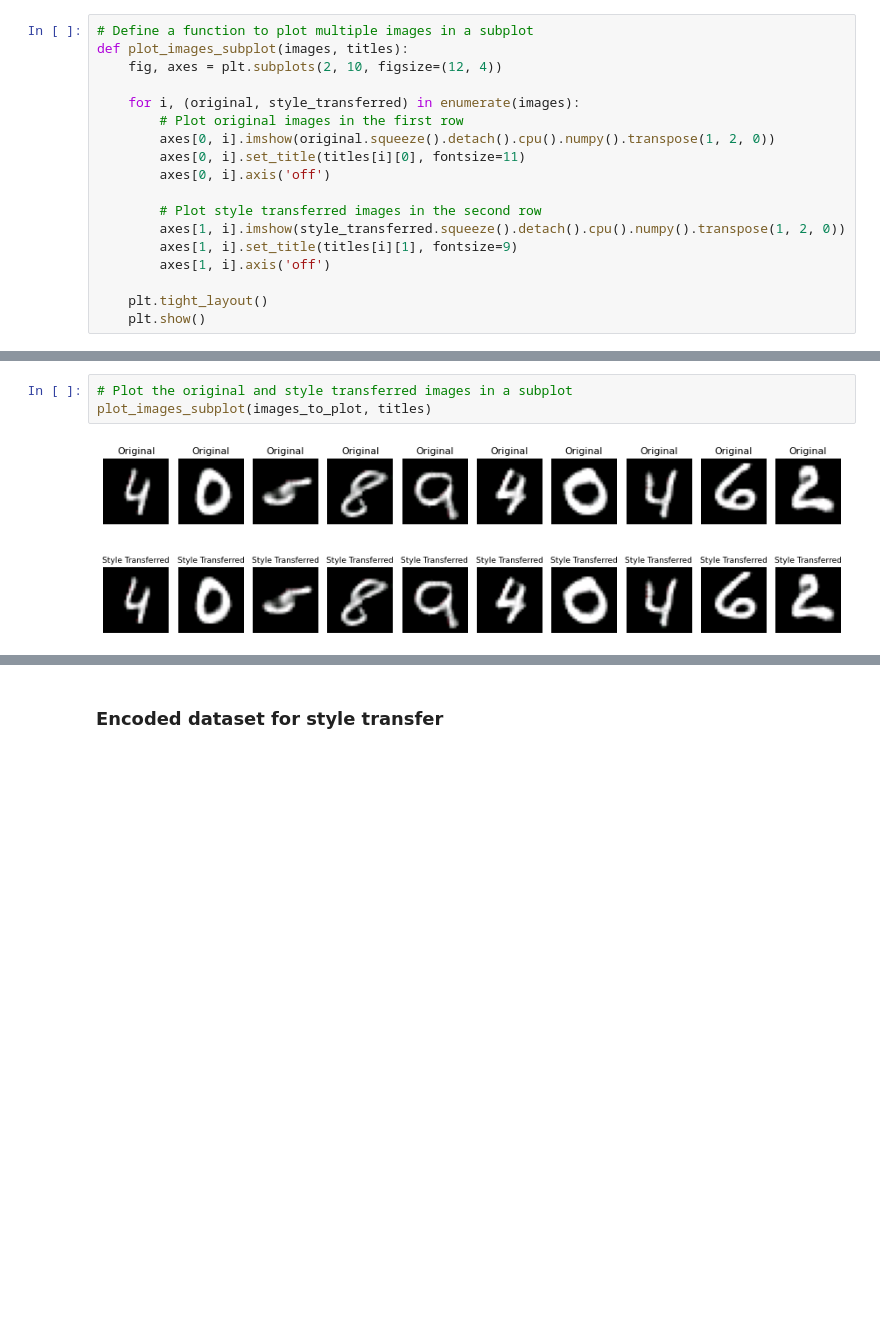
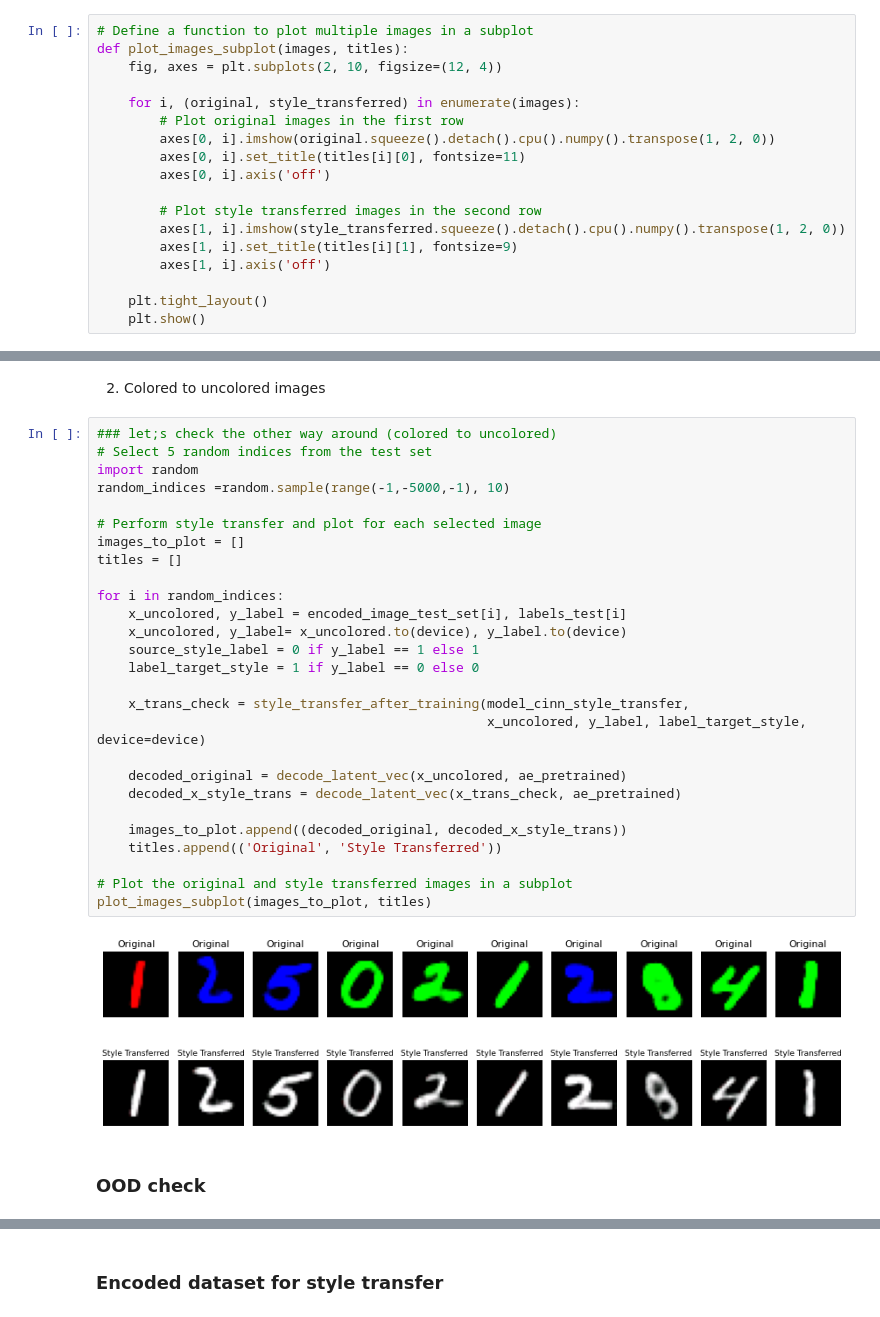
Before and after one commit to lukevoss/GNN, a Jupyter notebook: Project/style_transfer_inference.ipynb, the cells around one changed output, grey strips where cells are left out. Cells and saved outputs as stored; diff of their text form; blank space fills up the shorter version.

```diff
--- a/Project/style_transfer_inference.ipynb
+++ b/Project/style_transfer_inference.ipynb
@@ -208,5 +216,33 @@ for i in random_indices:
-# %%
-# Plot the original and style transferred images in a subplot
-plot_images_subplot(images_to_plot, titles)
-# %% [output]
-[figure, removed]
+# %% [markdown]
+2. Colored to uncolored images
+# %%
+### let;s check the other way around (colored to uncolored)
+# Select 5 random indices from the test set
+import random
+random_indices =random.sample(range(-1,-5000,-1), 10)
+
+# Perform style transfer and plot for each selected image
+images_to_plot = []
+titles = []
+
+for i in random_indices:
+    x_uncolored, y_label = encoded_image_test_set[i], labels_test[i]
+    x_uncolored, y_label= x_uncolored.to(device), y_label.to(device)
+    source_style_label = 0 if y_label == 1 else 1
+    label_target_style = 1 if y_label == 0 else 0
+
+    x_trans_check = style_transfer_after_training(model_cinn_style_transfer,
+                                                  x_uncolored, y_label, label_target_style, device=device)
+
+    decoded_original = decode_latent_vec(x_uncolored, ae_pretrained)
+    decoded_x_style_trans = decode_latent_vec(x_trans_check, ae_pretrained)
+
+    images_to_plot.append((decoded_original, decoded_x_style_trans))
+    titles.append(('Original', 'Style Transferred'))
+
+# Plot the original and style transferred images in a subplot
+plot_images_subplot(images_to_plot, titles)
+# %% [output]
+[figure, added]
+# %% [markdown]
+### OOD check
```
Also changed, not shown: parts of 24 cells of this notebook, 3 other files.
